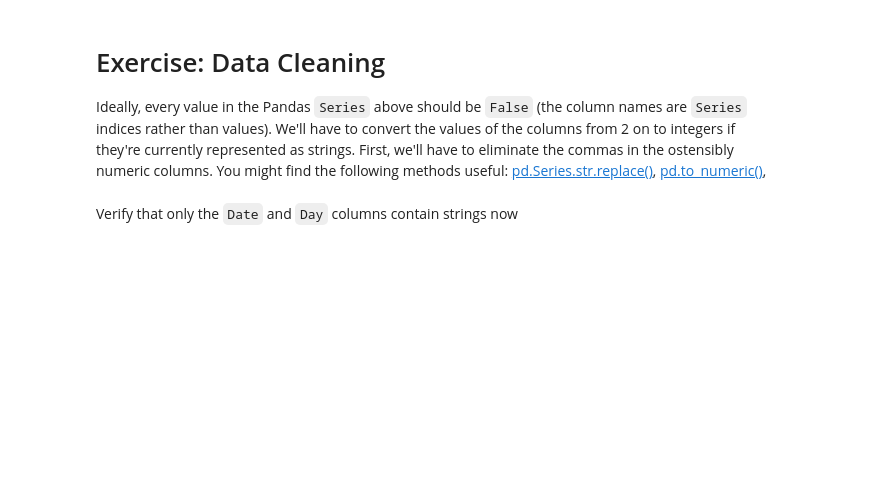
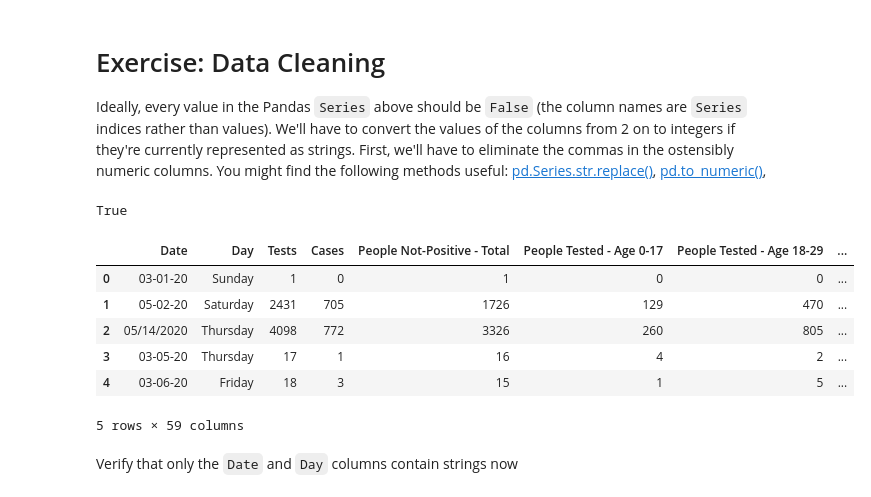
Before and after one commit to ChristianSAW/Fourthbrain, a Jupyter notebook: assignments/week1/1.5_COVID_19_Predictions_for_Chicago.ipynb, the cells around one changed output. Saved outputs shown, nothing was run; the diff lists cells and outputs as text; code cells hidden in the pictures; blank space fills up the shorter version.

```diff
--- a/assignments/week1/1.5_COVID_19_Predictions_for_Chicago.ipynb
+++ b/assignments/week1/1.5_COVID_19_Predictions_for_Chicago.ipynb
@@ -28,18 +55,34 @@ column_contains_strings
 # Exercise: Data Cleaning
 
 Ideally, every value in the Pandas `Series` above should be `False` (the column names are `Series` indices rather than values). We'll have to convert the values of the columns from 2 on to integers if they're currently represented as strings. First, we'll have to eliminate the commas in the ostensibly numeric columns. You might find the following methods useful: [pd.Series.str.replace()](https://pandas.pydata.org/pandas-docs/stable/reference/api/pandas.Series.str.replace.html), [pd.to_numeric()](https://pandas.pydata.org/pandas-docs/stable/reference/api/pandas.to_numeric.html),
+# %%
+column_contains_strings.count()
+column_contains_strings.shape
+print(column_contains_strings[1]) # is a 1D array
+# %% [output]
+True
 # %%
 ### BEGIN CODE HERE ###
 # Iterate over the columns in data
-for i in range(None):
+for i in range(0,column_contains_strings.count()):
   # Carry out the replacement and conversion if i is at least 2 and the column contains strings
   # Don't forget that column_contains_strings ignores the 0th and 1st columns of data
-  if None:
+  if column_contains_strings.iloc[i]:
     # Eliminate any commas in the number strings
-    data.iloc[:,i]=None
+    data.iloc[:,i+2] = pd.Series(data.iloc[:,i+2]).str.replace(',','')
     # Convert the string column to a numeric column
-    data.iloc[:,i]=None
+    data.iloc[:,i+2] = pd.to_numeric(data.iloc[:,i+2])
 ### END CODE HERE ###
+
+data.head()
+# %% [output]
+|  | Date | Day | Tests | Cases | People Not-Positive - Total | People Tested - Age 0-17 | People Tested - Age 18-29 | ... |
+| 0 | 03-01-20 | Sunday | 1 | 0 | 1 | 0 | 0 | ... |
+| 1 | 05-02-20 | Saturday | 2431 | 705 | 1726 | 129 | 470 | ... |
+| 2 | 05/14/2020 | Thursday | 4098 | 772 | 3326 | 260 | 805 | ... |
+| 3 | 03-05-20 | Thursday | 17 | 1 | 16 | 4 | 2 | ... |
+| 4 | 03-06-20 | Friday | 18 | 3 | 15 | 1 | 5 | ... |
+5 rows × 59 columns
 # %% [markdown]
 Verify that only the `Date` and `Day` columns contain strings now
 # %%
```
Also changed, not shown: parts of 17 cells of this notebook.
